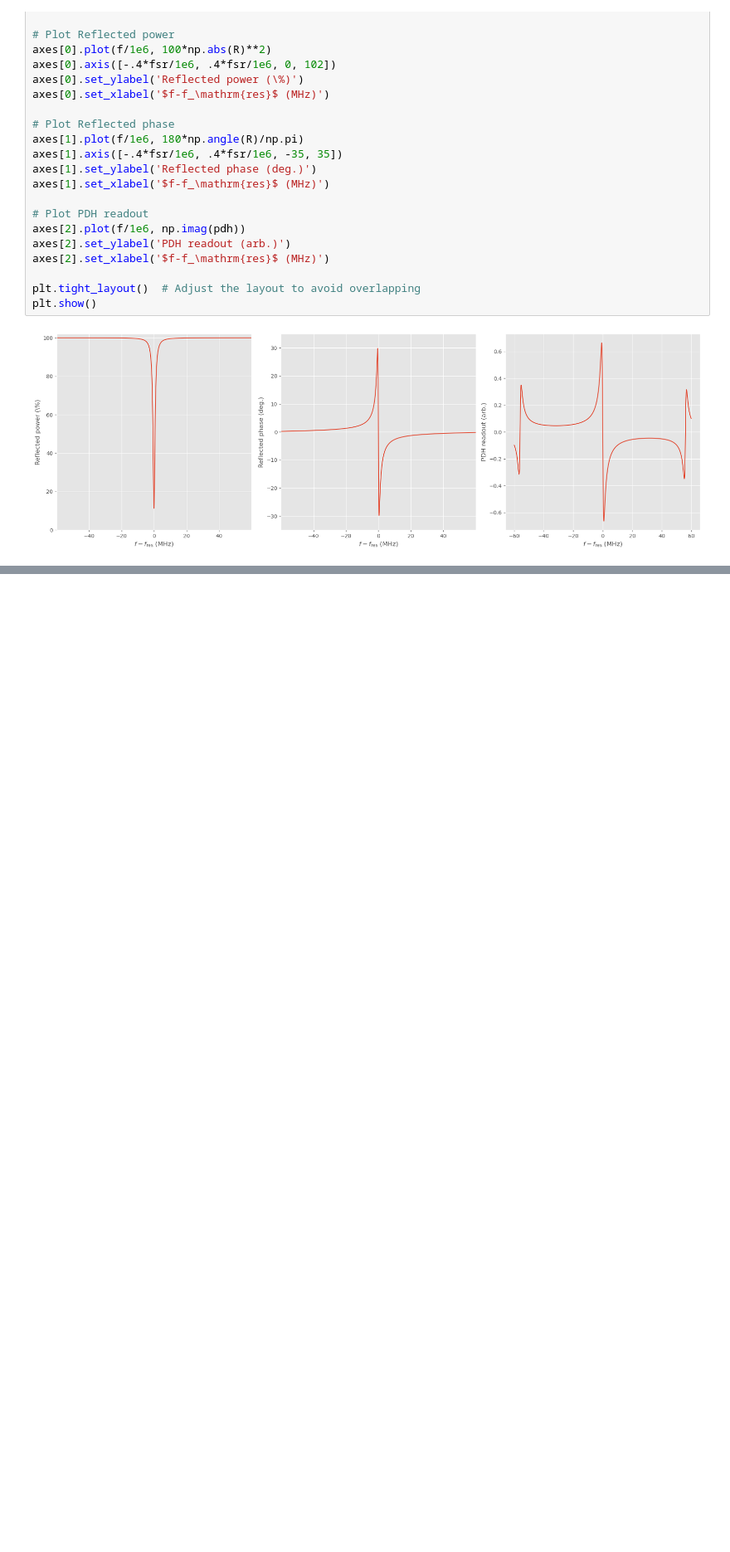
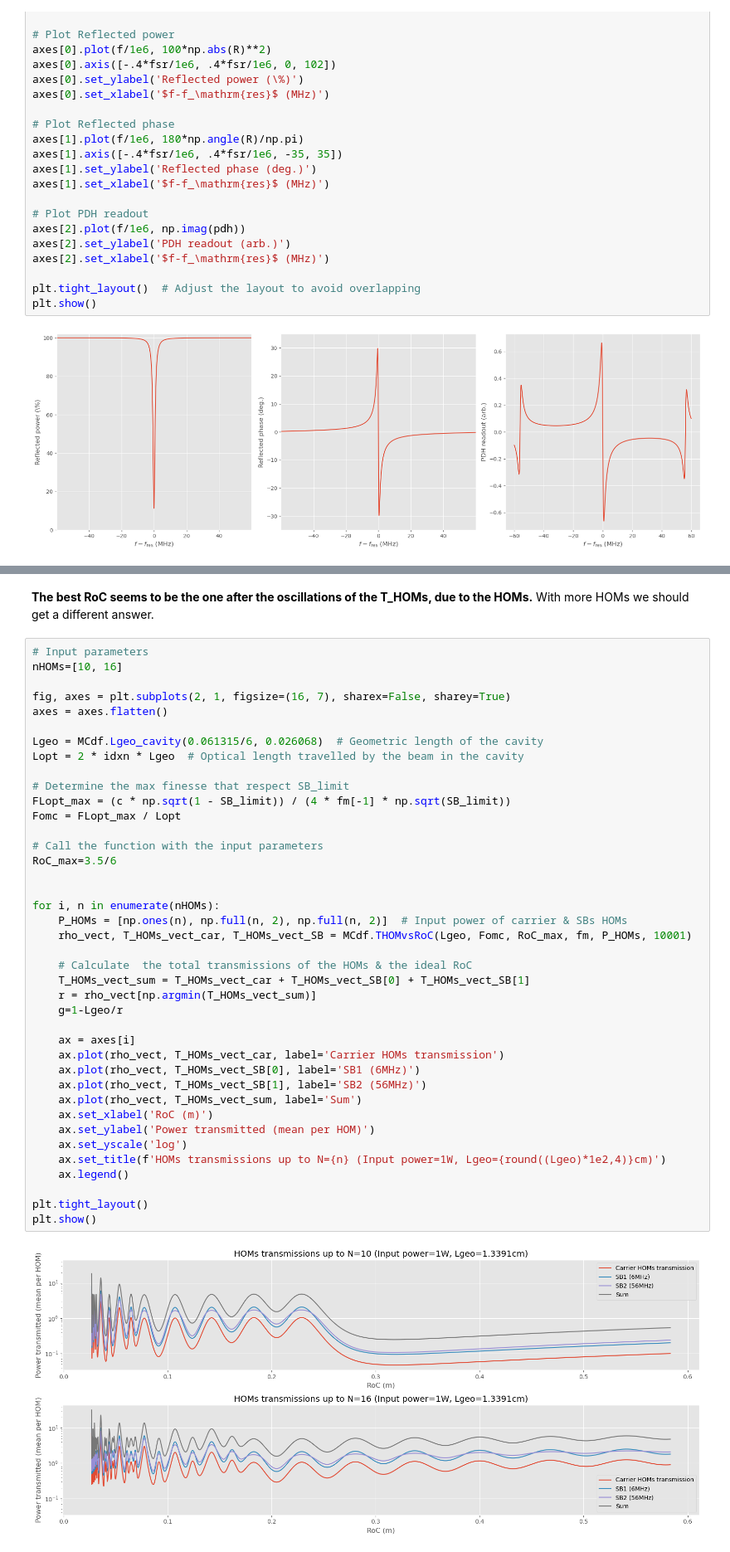
Before and after one commit to antoine-amy/AdV_AMC_design, a Jupyter notebook: MC_design.ipynb, the cells around one changed output, grey strips where cells are left out. Shown at 83% size. Drawn from its saved outputs; the diff is of its cells as text; blank space fills up the shorter version.

```diff
--- a/MC_design.ipynb
+++ b/MC_design.ipynb
@@ -533,0 +312,44 @@ Circ power (MW/m²): 8.54681826378495
+# %% [markdown]
+**The best RoC seems to be the one after the oscillations of the T_HOMs, due to the HOMs.** With more HOMs we should get a different answer.
+# %%
+# Input parameters
+nHOMs=[10, 16]
+
+fig, axes = plt.subplots(2, 1, figsize=(16, 7), sharex=False, sharey=True)
+axes = axes.flatten()
+
+Lgeo = MCdf.Lgeo_cavity(0.061315/6, 0.026068)  # Geometric length of the cavity
+Lopt = 2 * idxn * Lgeo  # Optical length travelled by the beam in the cavity
+
+# Determine the max finesse that respect SB_limit
+FLopt_max = (c * np.sqrt(1 - SB_limit)) / (4 * fm[-1] * np.sqrt(SB_limit))
+Fomc = FLopt_max / Lopt
+
+# Call the function with the input parameters
+RoC_max=3.5/6
+
+
+for i, n in enumerate(nHOMs):
+    P_HOMs = [np.ones(n), np.full(n, 2), np.full(n, 2)]  # Input power of carrier & SBs HOMs
+    rho_vect, T_HOMs_vect_car, T_HOMs_vect_SB = MCdf.THOMvsRoC(Lgeo, Fomc, RoC_max, fm, P_HOMs, 10001)
+
+    # Calculate  the total transmissions of the HOMs & the ideal RoC
+    T_HOMs_vect_sum = T_HOMs_vect_car + T_HOMs_vect_SB[0] + T_HOMs_vect_SB[1]
+    r = rho_vect[np.argmin(T_HOMs_vect_sum)]
+    g=1-Lgeo/r
+
+    ax = axes[i]
+    ax.plot(rho_vect, T_HOMs_vect_car, label='Carrier HOMs transmission')
+    ax.plot(rho_vect, T_HOMs_vect_SB[0], label='SB1 (6MHz)')
+    ax.plot(rho_vect, T_HOMs_vect_SB[1], label='SB2 (56MHz)')
+    ax.plot(rho_vect, T_HOMs_vect_sum, label='Sum')
+    ax.set_xlabel('RoC (m)')
+    ax.set_ylabel('Power transmitted (mean per HOM)')
+    ax.set_yscale('log')
+    ax.set_title(f'HOMs transmissions up to N={n} (Input power=1W, Lgeo={round((Lgeo)*1e2,4)}cm)')
+    ax.legend()
+
+plt.tight_layout()
+plt.show()
+# %% [output]
+[figure, added]
```
Also changed, not shown: parts of 54 cells of this notebook, 13 other files.
